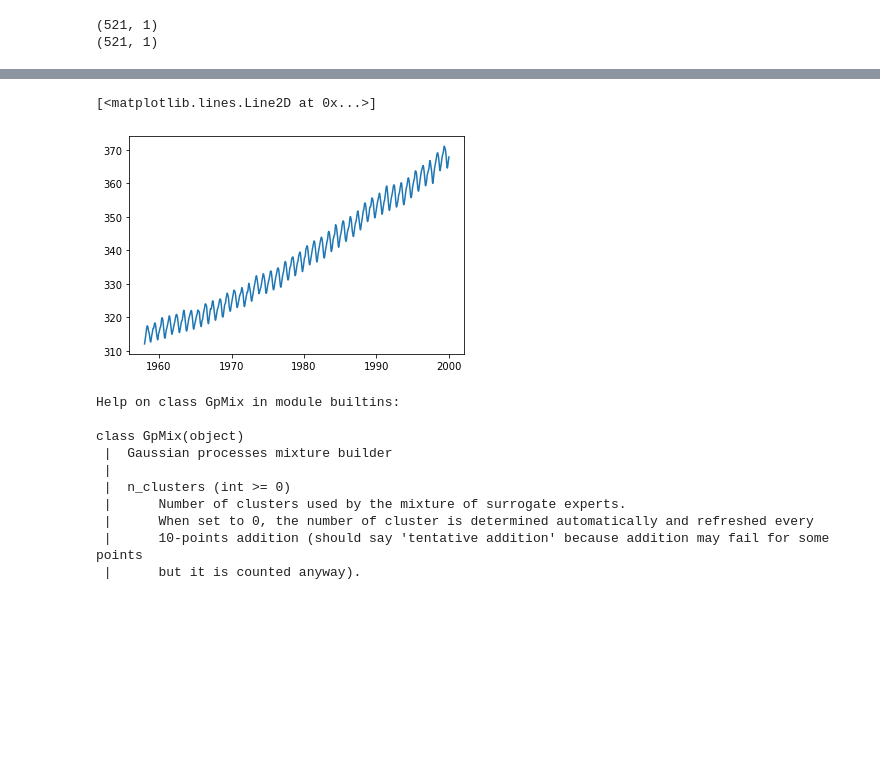
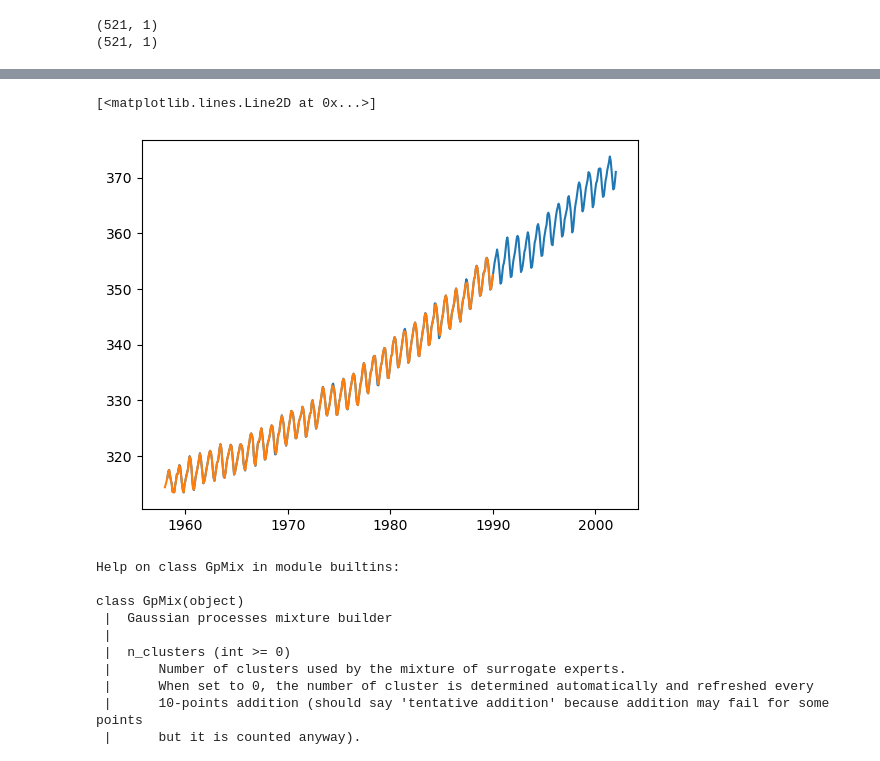
Before and after one commit to relf/egobox, a Jupyter notebook: doc/Gpx_MaunaLoaCO2.ipynb, the cells around one changed output, grey strips where cells are left out. Saved outputs shown, nothing was run; the diff lists cells and outputs as text; code cells hidden in the pictures; blank space fills up the shorter version.

```diff
--- a/doc/Gpx_MaunaLoaCO2.ipynb
+++ b/doc/Gpx_MaunaLoaCO2.ipynb
@@ -72,0 +58,13 @@ plt.plot(X, y)
+# %%
+np.random.seed(42)
+idx = np.random.randint(len(y), size=50)
+mask = np.zeros(len(y), dtype=bool)
+mask[idx] = True
+mask[~idx] = False
+
+X_test = X[mask, :]
+y_test = y[mask, :]
+X_train = X[~mask, :]
+y_train = y[~mask, :]
+
+plt.plot(X_train, y_train)
@@ -73,11 +76,13 @@ plt.plot(X, y)
 # %%
 import egobox as egx
 
-# We train with linear regression and matern52 correlation models
-gpmix = egx.GpMix(regr_spec=egx.RegressionSpec.LINEAR, corr_spec=egx.CorrelationSpec.MATERN52)
-# When in doubt you can train on all regression/correlation combinations, but it takes more time
+# We train with linear regression (as we see a linear trend)
+# and absolute exponential correlation (as the target function shows a non differentiable behaviour)
+gpmix = egx.GpMix(regr_spec=egx.RegressionSpec.LINEAR, corr_spec=egx.CorrelationSpec.ABSOLUTE_EXPONENTIAL)
+# When in doubt you can train on all regression/correlati
+# on combinations, but it takes more time
 # gpmix = egx.GpMix(regr_spec=egx.RegressionSpec.ALL, corr_spec=egx.CorrelationSpec.ALL)
-gpmix.set_training_values(X, y)
+gpmix.set_training_values(X_train, y_train)
 gpx = gpmix.train()
 # %% [markdown]
 ## Gpx test
@@ -98,10 +103,11 @@ print(y_pred.shape)
 # %%
-X_test = np.linspace(start=1958, stop=2000, num=1000).reshape(-1, 1)
+X_test = np.linspace(start=1958, stop=1990, num=1000).reshape(-1, 1)
 y_test = gpx.predict_values(X_test)
+plt.plot(X, y)
 plt.plot(X_test, y_test)
 # %% [output]
 [<matplotlib.lines.Line2D at 0x...>]
-[figure, old version]
+[figure, new version]
 # %%
 help(egx.GpMix)
 # %% [output]
```
Also changed, not shown: parts of 19 cells of this notebook.
